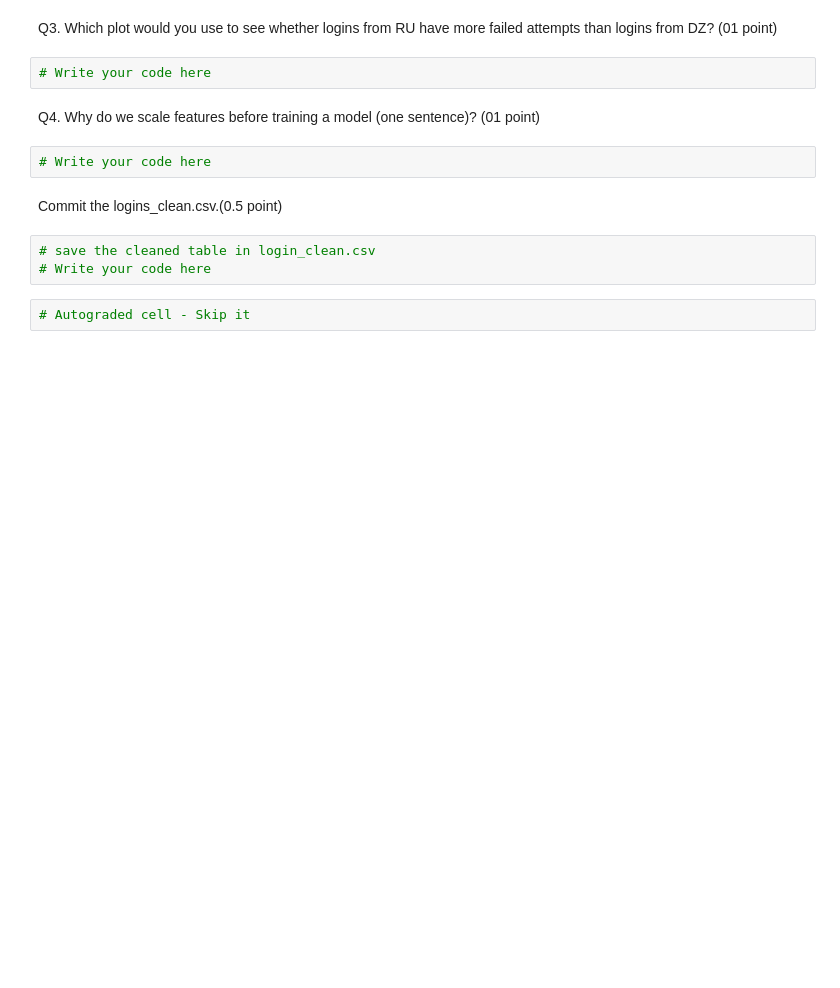
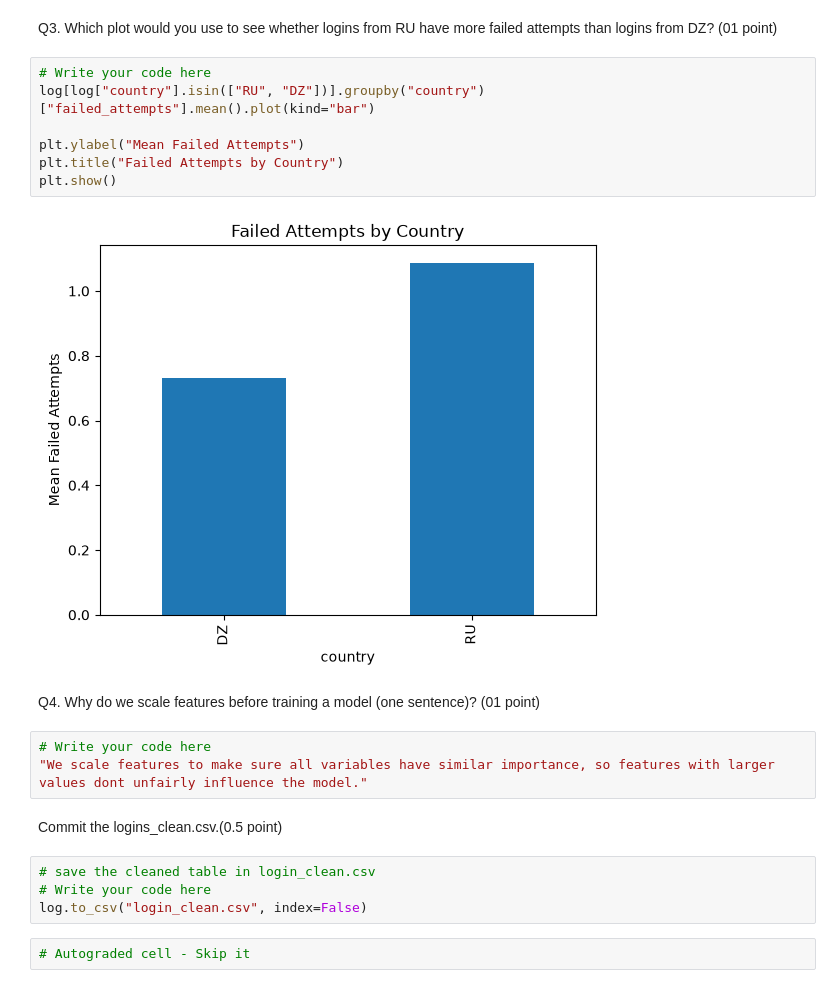
Before and after one commit to Djall1lrml/MLDLS-workshop_1, a Jupyter notebook: TP1.ipynb, the cells around one changed output. Cells and saved outputs as stored; diff of their text form; blank space fills up the shorter version.

```diff
--- a/TP1.ipynb
+++ b/TP1.ipynb
@@ -151,16 +209,25 @@ Q2. Give the Pandas command that shows the number of missing values in each colu
 # %% [markdown]
 Q3. Which plot would you use to see whether logins from RU have more failed attempts than logins from DZ? (01 point)
-# %%
-# Write your code here
+# %%
+# Write your code here
+log[log["country"].isin(["RU", "DZ"])].groupby("country")["failed_attempts"].mean().plot(kind="bar")
+
+plt.ylabel("Mean Failed Attempts")
+plt.title("Failed Attempts by Country")
+plt.show()
+# %% [output]
+[figure, added]
 # %% [markdown]
 Q4. Why do we scale features before training a model (one sentence)? (01 point)
-# %%
-# Write your code here
+# %%
+# Write your code here
+"We scale features to make sure all variables have similar importance, so features with larger values dont unfairly influence the model."
 # %% [markdown]
 Commit the logins_clean.csv.(0.5 point)
 # %%
 # save the cleaned table in login_clean.csv
 # Write your code here
+log.to_csv("login_clean.csv", index=False)
 # %%
 # Autograded cell - Skip it
 # %% [markdown]
```
Also changed, not shown: parts of 15 cells of this notebook.
